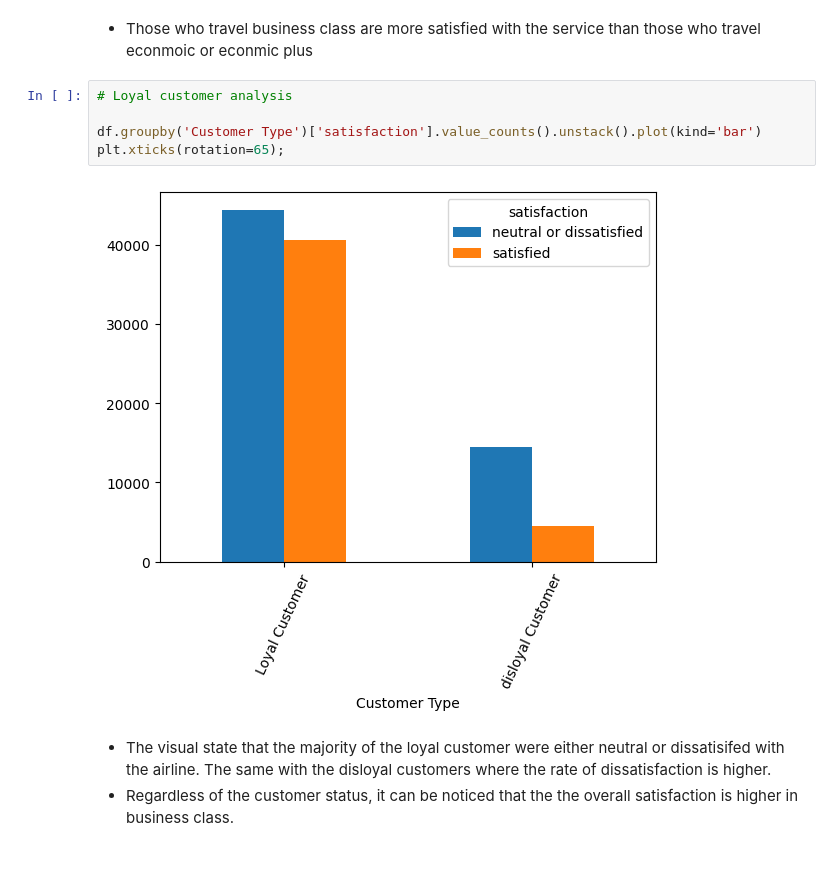
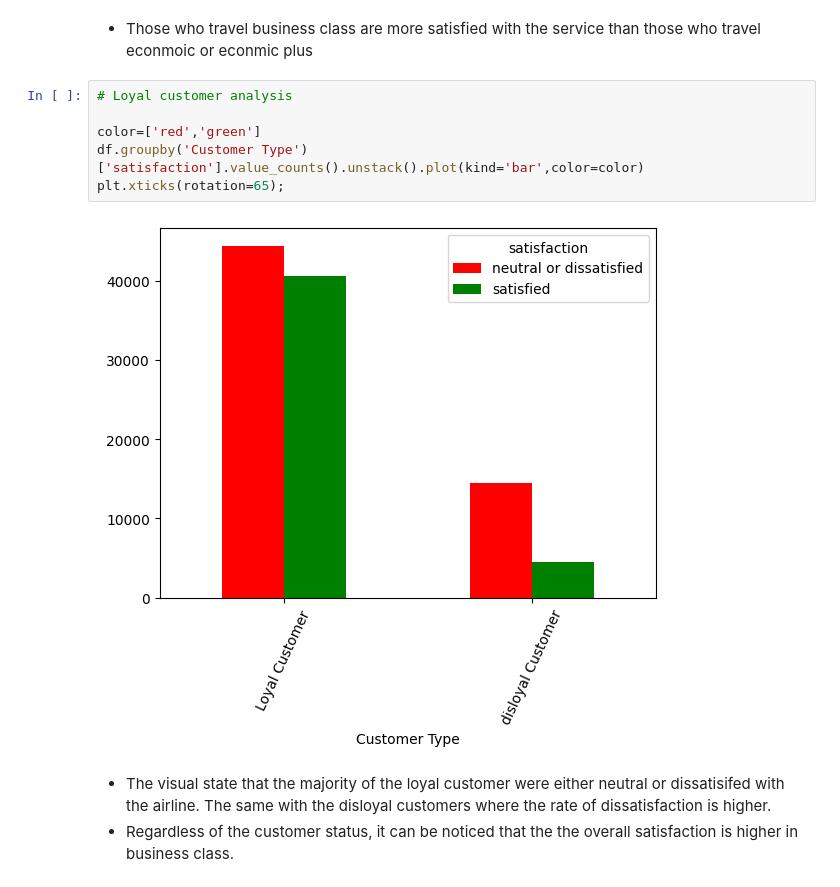
Before and after one commit to Utkarsh11-git/EDA_Python_Flight_Rating, a Jupyter notebook: EDA_Python_Flight_Rating.ipynb, the cells around one changed output. Drawn from its saved outputs; the diff is of its cells as text.

```diff
--- a/EDA_Python_Flight_Rating.ipynb
+++ b/EDA_Python_Flight_Rating.ipynb
@@ -86,10 +98,11 @@ plt.xticks(rotation=65);
 # %%
 # Loyal customer analysis
 
-df.groupby('Customer Type')['satisfaction'].value_counts().unstack().plot(kind='bar')
+color=['red','green']
+df.groupby('Customer Type')['satisfaction'].value_counts().unstack().plot(kind='bar',color=color)
 plt.xticks(rotation=65);
 # %% [output]
-[figure, old version]
+[figure, new version]
 # %% [markdown]
 * The visual state that the majority of the loyal customer were either neutral or dissatisifed with the airline. The same with the disloyal customers where the rate of dissatisfaction is higher.
 * Regardless of the customer status, it can be noticed that the the overall satisfaction is higher in business class.
```
Also changed, not shown: parts of 8 cells of this notebook.
